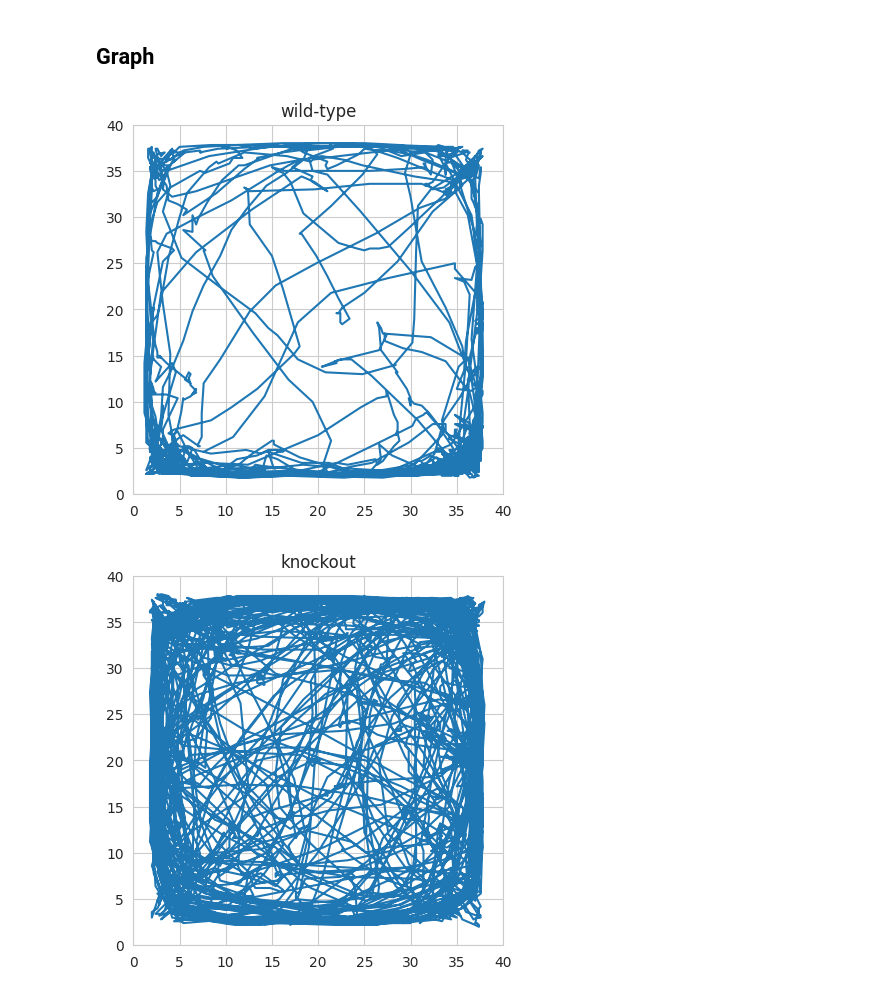
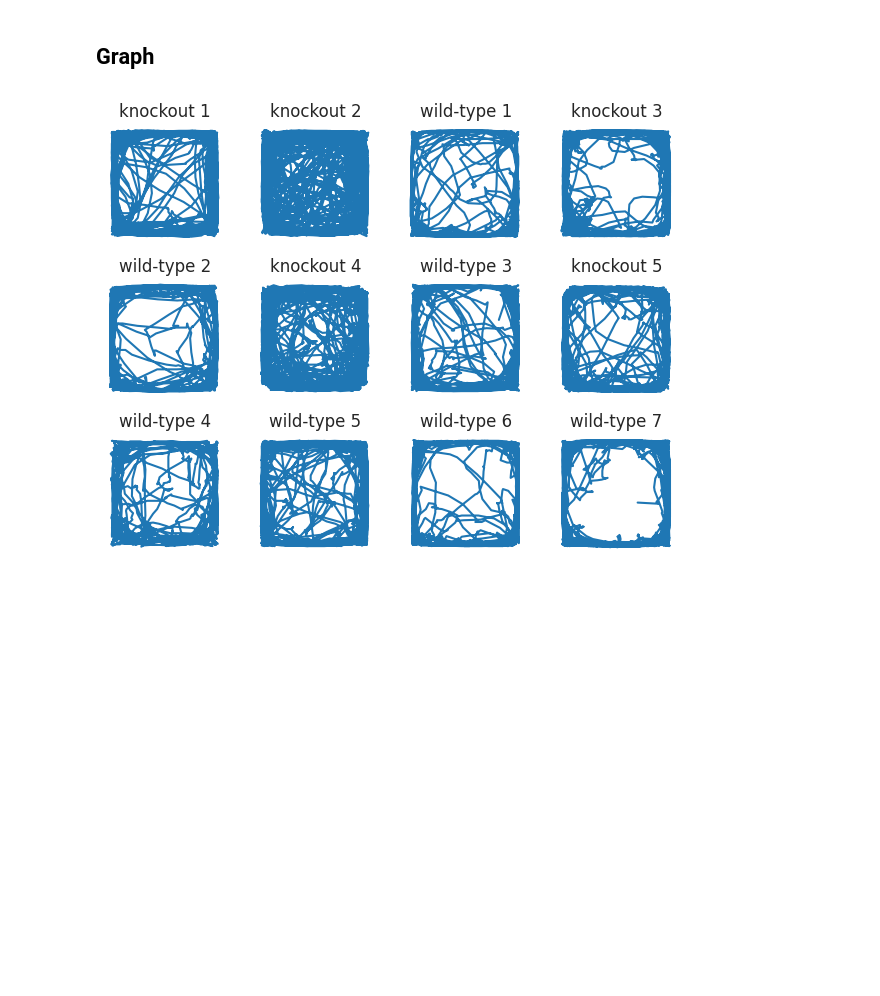
Before and after one commit to kisaragiRY/decoding-DG, a Jupyter notebook: notebooks/2-data-exploration/1-detect-place-cells/05-draw-trajectory.ipynb, the cells around one changed output. Drawn from its saved outputs; the diff is of its cells as text; code cells hidden in the pictures; blank space fills up the shorter version.

```diff
--- a/notebooks/2-data-exploration/1-detect-place-cells/05-draw-trajectory.ipynb
+++ b/notebooks/2-data-exploration/1-detect-place-cells/05-draw-trajectory.ipynb
@@ -43,20 +43,29 @@ MovieWriter imagemagick unavailable; using Pillow instead.
 ## Graph
 # %%
 sns.set_style("whitegrid")
-for data_dir in ParamDir().data_list[[2, 1]]:
+fig, axes = plt.subplots(ncols = 4, nrows = 3, tight_layout = True)
+axes = axes.ravel()
+
+KO_count, WT_count = 0, 0
+for mouse_id, data_dir in enumerate(ParamDir().data_list):
 
     data_name = str(data_dir).split('/')[-1]
     mouse_type = "knockout" if "KO" in data_name else "wild-type"
+    if "KO" in data_name:
+        KO_count += 1
+        axes[mouse_id].set_title(f"{mouse_type} {KO_count}")
+    else:
+        WT_count += 1
+        axes[mouse_id].set_title(f"{mouse_type} {WT_count}")
 
     dataset = BaseDataset(data_dir, False, False)
 
     x, y = dataset.coords_xy[:, 0]/5, dataset.coords_xy[:, 1]/5
-    fig, ax = plt.subplots()
-    ax.set_xlim(0,40)
-    ax.set_ylim(0,40)
-    ax.set_aspect('equal')
-    ax.plot(x, y )
-    ax.set_title(mouse_type)
+
+    axes[mouse_id].set_xlim(0,40)
+    axes[mouse_id].set_ylim(0,40)
+    axes[mouse_id].set_aspect('equal')
+    axes[mouse_id].plot(x, y )
+    axes[mouse_id].axis("off")
 # %% [output]
-[figure, old version]
+[figure, new version]
-[figure, removed]
```
